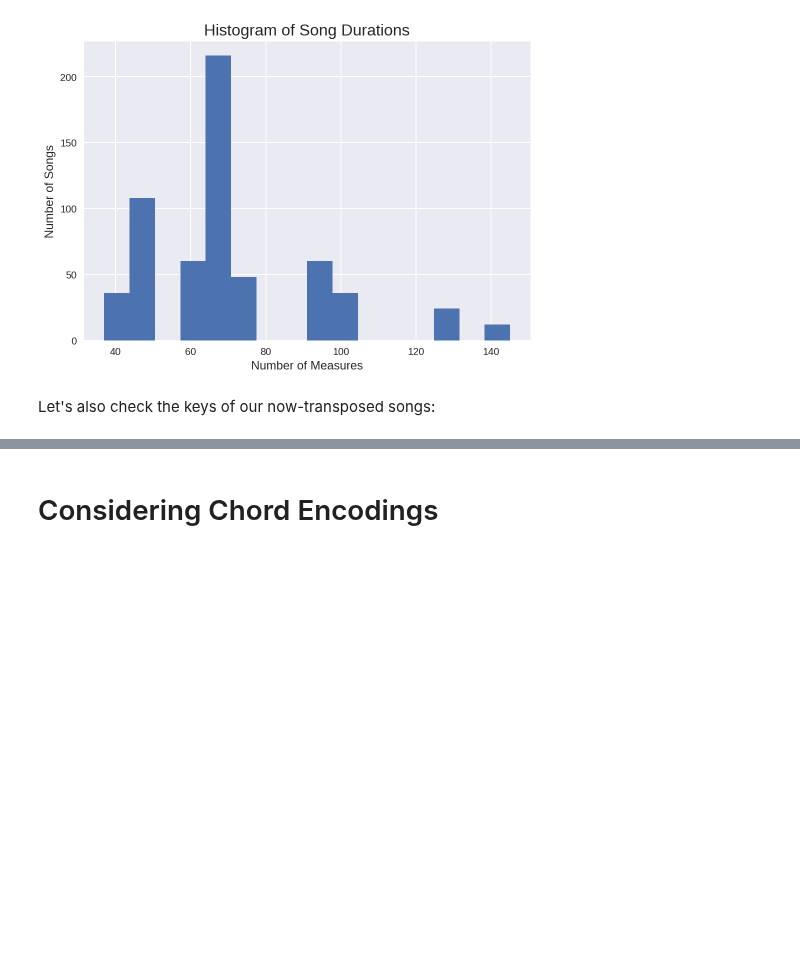
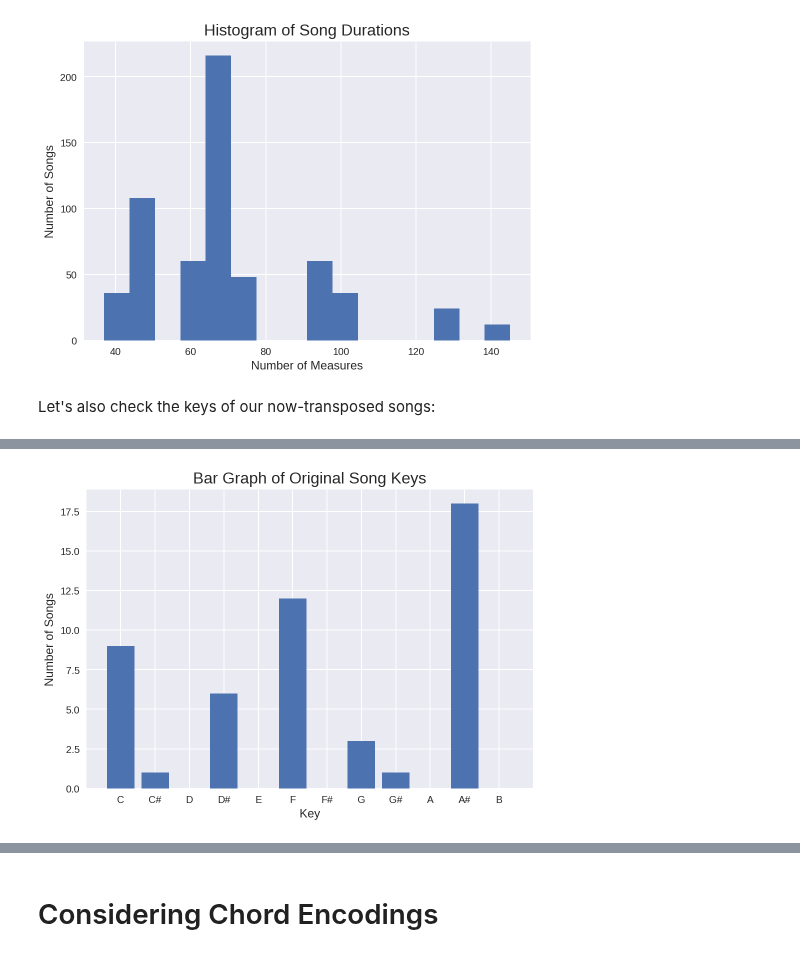
Before and after one commit to Benendead/DandyHacks2018_LSTMjazz, a Jupyter notebook: Research/My_Methods.ipynb, the cells around one changed output, grey strips where cells are left out. Saved outputs shown, nothing was run; the diff lists cells and outputs as text; code cells hidden in the pictures; blank space fills up the shorter version.

```diff
--- a/Research/My_Methods.ipynb
+++ b/Research/My_Methods.ipynb
@@ -54,7 +53,0 @@ Resolving deltas: 100% (151/151), done.
-# %%
-def formatStream(stream):
-  m21.harmony.realizeChordSymbolDurations(stream)           # Fills out chords' proper durations.
-  key = stream.analyze("key")                               # Finds how far off we are from C.
-  i = m21.interval.Interval(key.tonic, m21.pitch.Pitch("C"))
-  transposedStream = stream.transpose(i)                    # Transposes us that far to C.
-  return transposedStream
@@ -201,3 +199,27 @@ def getKey(stream):
   return tonic.pitchClass
 # %%
 key_labels_for_graphs = ['C', 'C#', 'D', 'D#', 'E', 'F', 'F#', 'G', 'G#', 'A', 'A#', 'B']
+# %%
+# Check the original keys of the songs in our dataset.
+
+OGkeys = [0] * 12
+
+counter = 1
+start = time.process_time()
+for s in streams:
+  if (counter == 1 or counter % 10 == 0):
+    elapsed = "{0:.2f}".format(time.process_time() - start)
+    print("Processing song ", counter, "(" + elapsed + " seconds elapsed)")
+  k = getKey(s)
+  OGkeys[k] = OGkeys[k] + 1
+  counter = counter + 1
+
+fig, ax = plt.subplots()
+
+plt.title("Bar Graph of Original Song Keys", fontsize = 16)
+plt.xlabel("Key", fontsize = 12)
+plt.ylabel("Number of Songs", fontsize = 12)
+plt.xticks(range(0,12), key_labels_for_graphs, fontsize = 10)
+
+bar = ax.bar(range(0,12), OGkeys)
+# %% [output]
@@ -204 +232,2 @@ key_labels_for_graphs = ['C', 'C#', 'D', 'D#', 'E', 'F', 'F#', 'G', 'G#', 'A', '
+[figure, added]
 # %%
```
Also changed, not shown: parts of 44 cells of this notebook.
